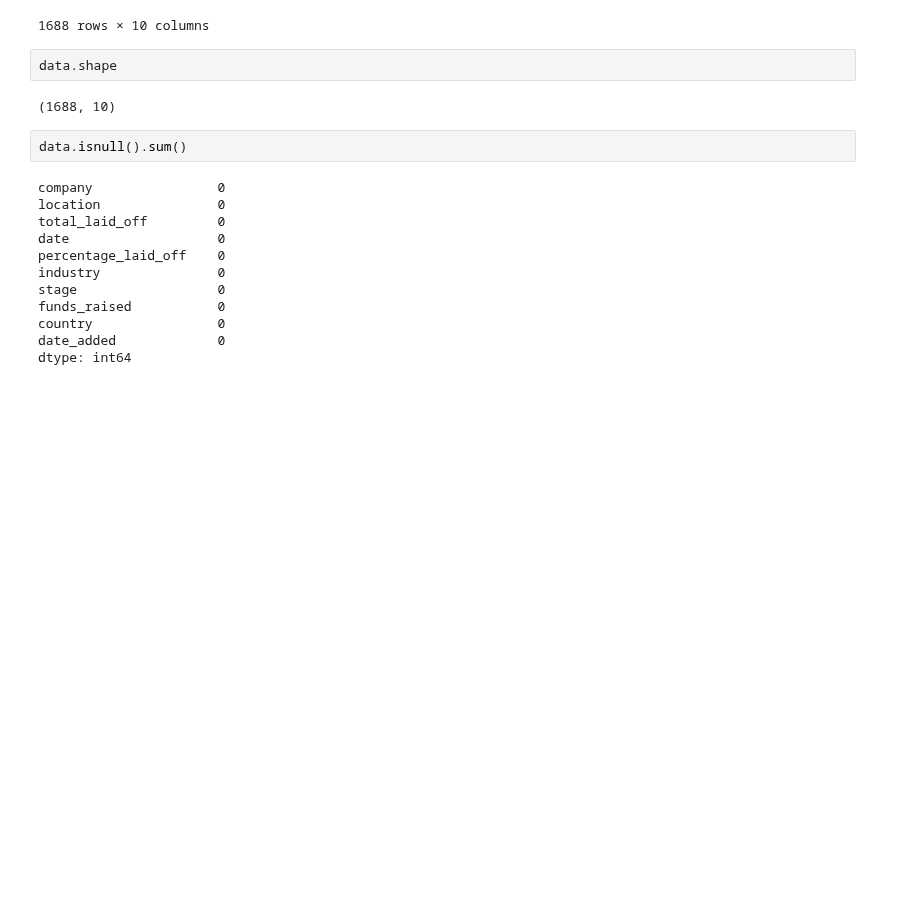
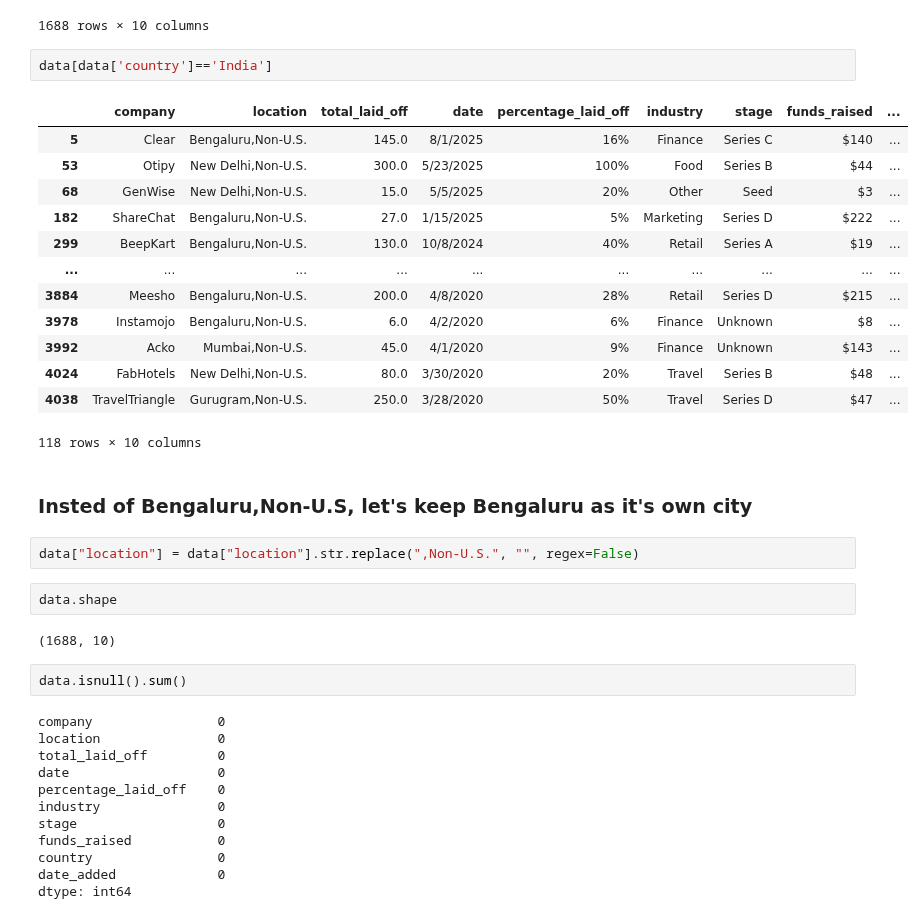
Before and after one commit to neerajcodes888/Recent-Layoffs-Case-Study, a Jupyter notebook: study.ipynb, the cells around one changed output. Cells and saved outputs as stored; diff of their text form; blank space fills up the shorter version.

```diff
--- a/study.ipynb
+++ b/study.ipynb
@@ -166,6 +166,26 @@ data
 | 4124 | Panda Squad | SF Bay Area | 6.0 | 3/13/2020 | 75% | Consumer | Seed | $1 | ... |
 | 4125 | Tamara Mellon | Los Angeles | 20.0 | 3/12/2020 | 40% | Retail | Series C | $90 | ... |
 1688 rows × 10 columns
+# %%
+data[data['country']=='India']
+# %% [output]
+|  | company | location | total_laid_off | date | percentage_laid_off | industry | stage | funds_raised | ... |
+| 5 | Clear | Bengaluru,Non-U.S. | 145.0 | 8/1/2025 | 16% | Finance | Series C | $140 | ... |
+| 53 | Otipy | New Delhi,Non-U.S. | 300.0 | 5/23/2025 | 100% | Food | Series B | $44 | ... |
+| 68 | GenWise | New Delhi,Non-U.S. | 15.0 | 5/5/2025 | 20% | Other | Seed | $3 | ... |
+| 182 | ShareChat | Bengaluru,Non-U.S. | 27.0 | 1/15/2025 | 5% | Marketing | Series D | $222 | ... |
+| 299 | BeepKart | Bengaluru,Non-U.S. | 130.0 | 10/8/2024 | 40% | Retail | Series A | $19 | ... |
+| ... | ... | ... | ... | ... | ... | ... | ... | ... | ... |
+| 3884 | Meesho | Bengaluru,Non-U.S. | 200.0 | 4/8/2020 | 28% | Retail | Series D | $215 | ... |
+| 3978 | Instamojo | Bengaluru,Non-U.S. | 6.0 | 4/2/2020 | 6% | Finance | Unknown | $8 | ... |
+| 3992 | Acko | Mumbai,Non-U.S. | 45.0 | 4/1/2020 | 9% | Finance | Unknown | $143 | ... |
+| 4024 | FabHotels | New Delhi,Non-U.S. | 80.0 | 3/30/2020 | 20% | Travel | Series B | $48 | ... |
+| 4038 | TravelTriangle | Gurugram,Non-U.S. | 250.0 | 3/28/2020 | 50% | Travel | Series D | $47 | ... |
+118 rows × 10 columns
+# %% [markdown]
+### Insted of Bengaluru,Non-U.S,  let's keep  Bengaluru as it's own city
+# %%
+data["location"] = data["location"].str.replace(",Non-U.S.", "", regex=False)
 # %%
 data.shape
 # %% [output]
```
Also changed, not shown: parts of 6 cells of this notebook.
